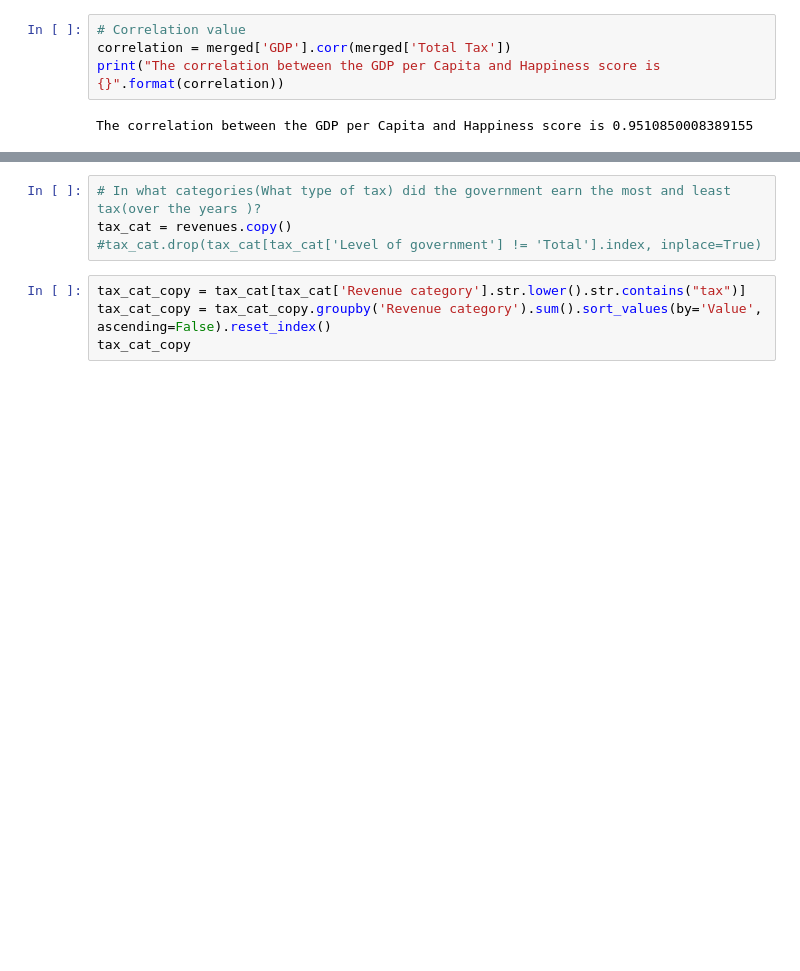
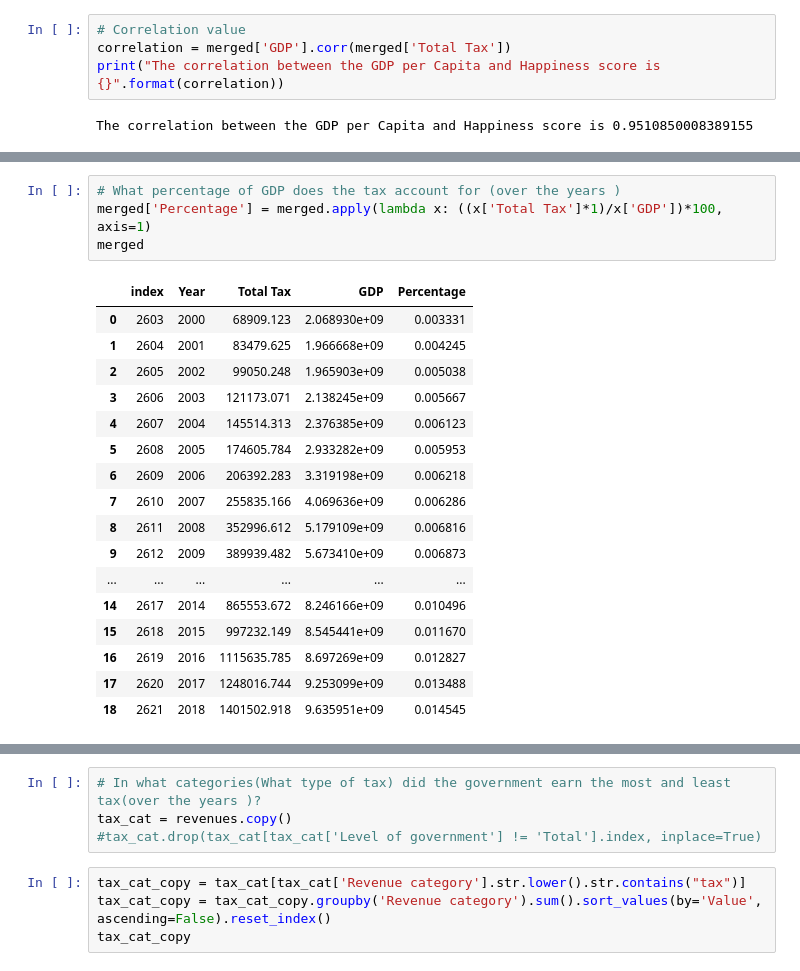
Before and after one commit to Mahalinoro/3C2_data_analytics_challenge, a Jupyter notebook: Notebook.ipynb, the cells around one changed output, grey strips where cells are left out. Saved outputs shown, nothing was run; the diff lists cells and outputs as text; blank space fills up the shorter version.

```diff
--- a/Notebook.ipynb
+++ b/Notebook.ipynb
@@ -1005 +1010,23 @@ merged.plot(kind='scatter', x='Total Tax', y='GDP')
+# %%
+# What percentage of GDP does the tax account for (over the years )
+merged['Percentage'] = merged.apply(lambda x: ((x['Total Tax']*1)/x['GDP'])*100, axis=1)
+merged
+# %% [output]
+|  | index | Year | Total Tax | GDP | Percentage |
+| 0 | 2603 | 2000 | 68909.123 | 2.068930e+09 | 0.003331 |
+| 1 | 2604 | 2001 | 83479.625 | 1.966668e+09 | 0.004245 |
+| 2 | 2605 | 2002 | 99050.248 | 1.965903e+09 | 0.005038 |
+| 3 | 2606 | 2003 | 121173.071 | 2.138245e+09 | 0.005667 |
+| 4 | 2607 | 2004 | 145514.313 | 2.376385e+09 | 0.006123 |
+| 5 | 2608 | 2005 | 174605.784 | 2.933282e+09 | 0.005953 |
+| 6 | 2609 | 2006 | 206392.283 | 3.319198e+09 | 0.006218 |
+| 7 | 2610 | 2007 | 255835.166 | 4.069636e+09 | 0.006286 |
+| 8 | 2611 | 2008 | 352996.612 | 5.179109e+09 | 0.006816 |
+| 9 | 2612 | 2009 | 389939.482 | 5.673410e+09 | 0.006873 |
+| ... | ... | ... | ... | ... | ... |
+| 14 | 2617 | 2014 | 865553.672 | 8.246166e+09 | 0.010496 |
+| 15 | 2618 | 2015 | 997232.149 | 8.545441e+09 | 0.011670 |
+| 16 | 2619 | 2016 | 1115635.785 | 8.697269e+09 | 0.012827 |
+| 17 | 2620 | 2017 | 1248016.744 | 9.253099e+09 | 0.013488 |
+| 18 | 2621 | 2018 | 1401502.918 | 9.635951e+09 | 0.014545 |
 # %%
```
Also changed, not shown: parts of 10 cells of this notebook.
